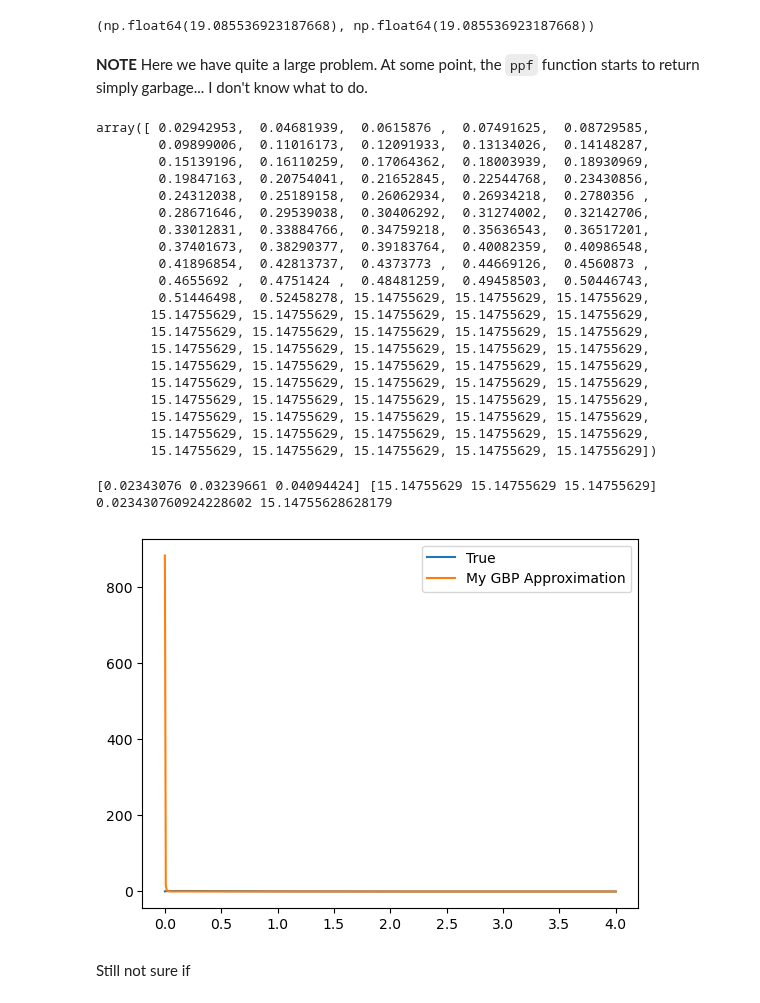
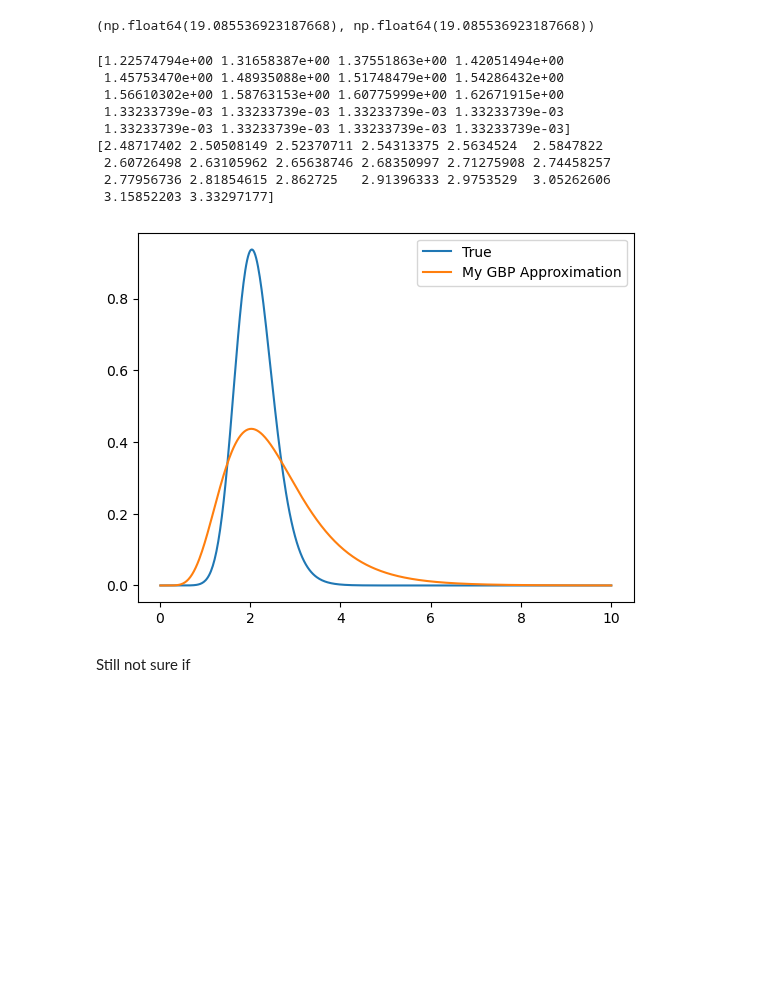
Before and after one commit to tomicapretto/tomicapretto.github.io, a Jupyter notebook: posts/glmm/index.ipynb, the cells around one changed output. Saved outputs shown, nothing was run; the diff lists cells and outputs as text; code cells hidden in the pictures; blank space fills up the shorter version.

```diff
--- a/posts/glmm/index.ipynb
+++ b/posts/glmm/index.ipynb
@@ -369,7 +369,6 @@ class GenericFamily:
         return stats.beta.cdf(self.W_to_R2(w), a=self.a, b=self.b)
 
     def ppf(self, p):
-        # FIXME: Here we have the problem!! We get very large values for some quantiles
         # Quantile Function of W
         # Computes the quantiles of W induced by a Beta(a, b) prior on R2.
 
@@ -378,7 +377,8 @@ class GenericFamily:
             def distance(logw):
                 return (self.cdf(w=np.exp(logw)) - p) ** 2
 
-            bounds = (np.log(1/100000), np.log(100000))
+            # NOTE: Larger upper bounds make it fail sometimes
+            bounds = (np.log(1/100000), np.log(10000))
             result = minimize_scalar(distance, bounds=bounds)
             output = result.x
 
@@ -475,23 +475,12 @@ def WGBP(family, lam=0.25, x0=np.ones(4), method="Powell"):
     w = family.ppf(p=tau).flatten()
     p_W = family.pdf(w=w).flatten()
 
-    print(w[:3], w[-3:])
-
-    print(w.min(), w.max())
-
     # Copied from the R implementation because sometimes p_W has NaNs
     w = w[~np.isnan(p_W)]
     f_true = p_W[~np.isnan(p_W)]
-    #f_true = p_W
 
     def distance_fun(log_params):
-        with warnings.catch_warnings():
-            warnings.filterwarnings("error")   # turn warnings into exceptions
-            try:
-                params = np.exp(log_params)
-            except Warning as warn:
-                print("Caught warning:", warn)
-                print(log_params)
+        params = np.exp(log_params)
 
         f_GBP = gbp_pdf_stable(w, *params)
         log_target = np.log(np.array([a, b, 1, 1]))
@@ -508,30 +497,3 @@ def WGBP(family, lam=0.25, x0=np.ones(4), method="Powell"):
         return np.exp(result.x)
 
     raise Exception("Minimization didn't converge")
-# %% [markdown]
-**NOTE** Here we have quite a large problem. At some point, the `ppf` function starts to return simply garbage... I don't know what to do.
-# %%
-tau = np.linspace(0.01, 0.99, num=100)
-a, b, alpha = 1.5, 1.7, 0
-PoissonFamily(a=a, b=b, intercept=alpha).ppf(tau)
-# %% [output]
-array([ 0.02942953,  0.04681939,  0.0615876 ,  0.07491625,  0.08729585,
-        0.09899006,  0.11016173,  0.12091933,  0.13134026,  0.14148287,
-        0.15139196,  0.16110259,  0.17064362,  0.18003939,  0.18930969,
-        0.19847163,  0.20754041,  0.21652845,  0.22544768,  0.23430856,
-        0.24312038,  0.25189158,  0.26062934,  0.26934218,  0.2780356 ,
-        0.28671646,  0.29539038,  0.30406292,  0.31274002,  0.32142706,
-        0.33012831,  0.33884766,  0.34759218,  0.35636543,  0.36517201,
-        0.37401673,  0.38290377,  0.39183764,  0.40082359,  0.40986548,
-        0.41896854,  0.42813737,  0.4373773 ,  0.44669126,  0.4560873 ,
-        0.4655692 ,  0.4751424 ,  0.48481259,  0.49458503,  0.50446743,
-        0.51446498,  0.52458278, 15.14755629, 15.14755629, 15.14755629,
-       15.14755629, 15.14755629, 15.14755629, 15.14755629, 15.14755629,
-       15.14755629, 15.14755629, 15.14755629, 15.14755629, 15.14755629,
-       15.14755629, 15.14755629, 15.14755629, 15.14755629, 15.14755629,
-       15.14755629, 15.14755629, 15.14755629, 15.14755629, 15.14755629,
-       15.14755629, 15.14755629, 15.14755629, 15.14755629, 15.14755629,
-       15.14755629, 15.14755629, 15.14755629, 15.14755629, 15.14755629,
-       15.14755629, 15.14755629, 15.14755629, 15.14755629, 15.14755629,
-       15.14755629, 15.14755629, 15.14755629, 15.14755629, 15.14755629,
-       15.14755629, 15.14755629, 15.14755629, 15.14755629, 15.14755629])
@@ -544,21 +504,32 @@ def W_poisson_pdf(w, alpha, a, b):
     f2_den = 2 * (np.exp(w) - 1 + np.exp(-alpha - w / 2)) ** (a + b)
     return f1 * (f2_num / f2_den)
 # %%
-alpha, a, b = 0, 1.2, 1.7
+alpha, a, b = -2, 7.7, 3
 
 family = PoissonFamily(a=a, b=b, intercept=alpha)
-params = WGBP(family, lam=0.25)
+params = WGBP(family)
 
-w = np.linspace(0.0001, 4, num=500)
+# NOTE: there's still a problem with the ppf function, it simply doesn't work all the times
+print(family.ppf(np.linspace(0.01, 0.99, num=100))[:20])
+print(family.ppf(np.linspace(0.01, 0.99, num=100))[-20:])
+
+w = np.linspace(0.01, 10, num=500)
 w_pdf = W_poisson_pdf(w, alpha=alpha, a=a, b=b)
 w_gbp_pdf = gbp_pdf_stable(w, *params)
 
 plt.plot(w, w_pdf, label="True");
 plt.plot(w, w_gbp_pdf, label="My GBP Approximation");
 plt.legend();
 # %% [output]
-[0.02343076 0.03239661 0.04094424] [15.14755629 15.14755629 15.14755629]
-0.023430760924228602 15.14755628628179
+[1.22574794e+00 1.31658387e+00 1.37551863e+00 1.42051494e+00
+ 1.45753470e+00 1.48935088e+00 1.51748479e+00 1.54286432e+00
+ 1.56610302e+00 1.58763153e+00 1.60775999e+00 1.62671915e+00
+ 1.33233739e-03 1.33233739e-03 1.33233739e-03 1.33233739e-03
+ 1.33233739e-03 1.33233739e-03 1.33233739e-03 1.33233739e-03]
+[2.48717402 2.50508149 2.52370711 2.54313375 2.5634524  2.5847822
+ 2.60726498 2.63105962 2.65638746 2.68350997 2.71275908 2.74458257
+ 2.77956736 2.81854615 2.862725   2.91396333 2.9753529  3.05262606
+ 3.15852203 3.33297177]
-[figure, old version]
+[figure, new version]
 # %% [markdown]
 Still not sure if
```
Also changed, not shown: parts of 6 cells of this notebook.
